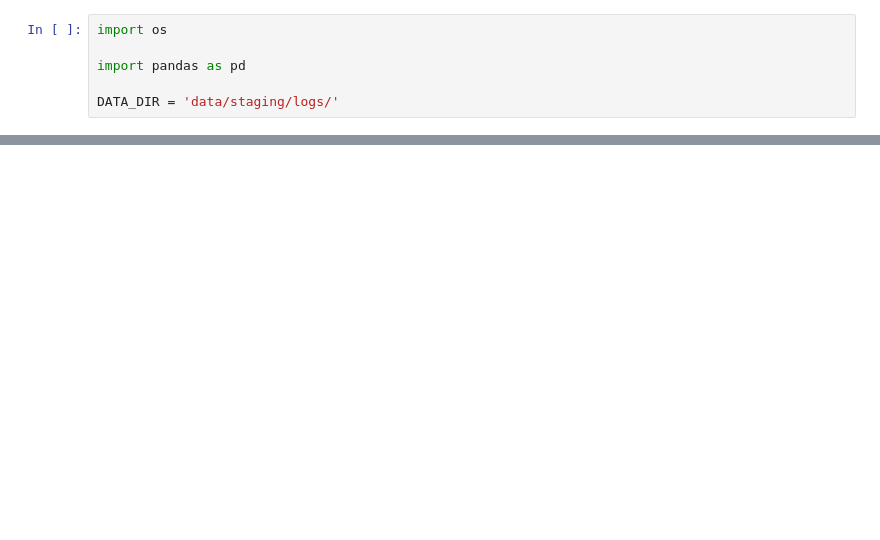
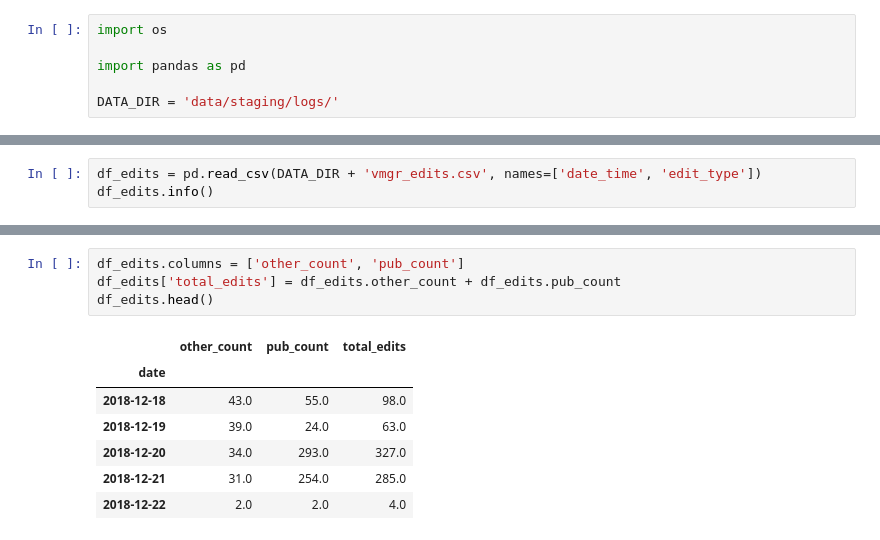
Before and after one commit to sdmccaul/rab-far_integration, a Jupyter notebook: vivo_log_analysis.ipynb, the cells around one changed output, grey strips where cells are left out. Saved outputs shown, nothing was run; the diff lists cells and outputs as text; blank space fills up the shorter version.

```diff
--- a/vivo_log_analysis.ipynb
+++ b/vivo_log_analysis.ipynb
@@ -99,0 +100,3 @@ df.plot()
+# %%
+df_edits = pd.read_csv(DATA_DIR + 'vmgr_edits.csv', names=['date_time', 'edit_type'])
+df_edits.info()
@@ -99,0 +155,12 @@ df.plot()
+# %%
+df_edits.columns = ['other_count', 'pub_count']
+df_edits['total_edits'] = df_edits.other_count + df_edits.pub_count
+df_edits.head()
+# %% [output]
+|  | other_count | pub_count | total_edits |
+| date |  |  |  |
+| 2018-12-18 | 43.0 | 55.0 | 98.0 |
+| 2018-12-19 | 39.0 | 24.0 | 63.0 |
+| 2018-12-20 | 34.0 | 293.0 | 327.0 |
+| 2018-12-21 | 31.0 | 254.0 | 285.0 |
+| 2018-12-22 | 2.0 | 2.0 | 4.0 |
```
Also changed, not shown: parts of 15 cells of this notebook, 1 other file.
